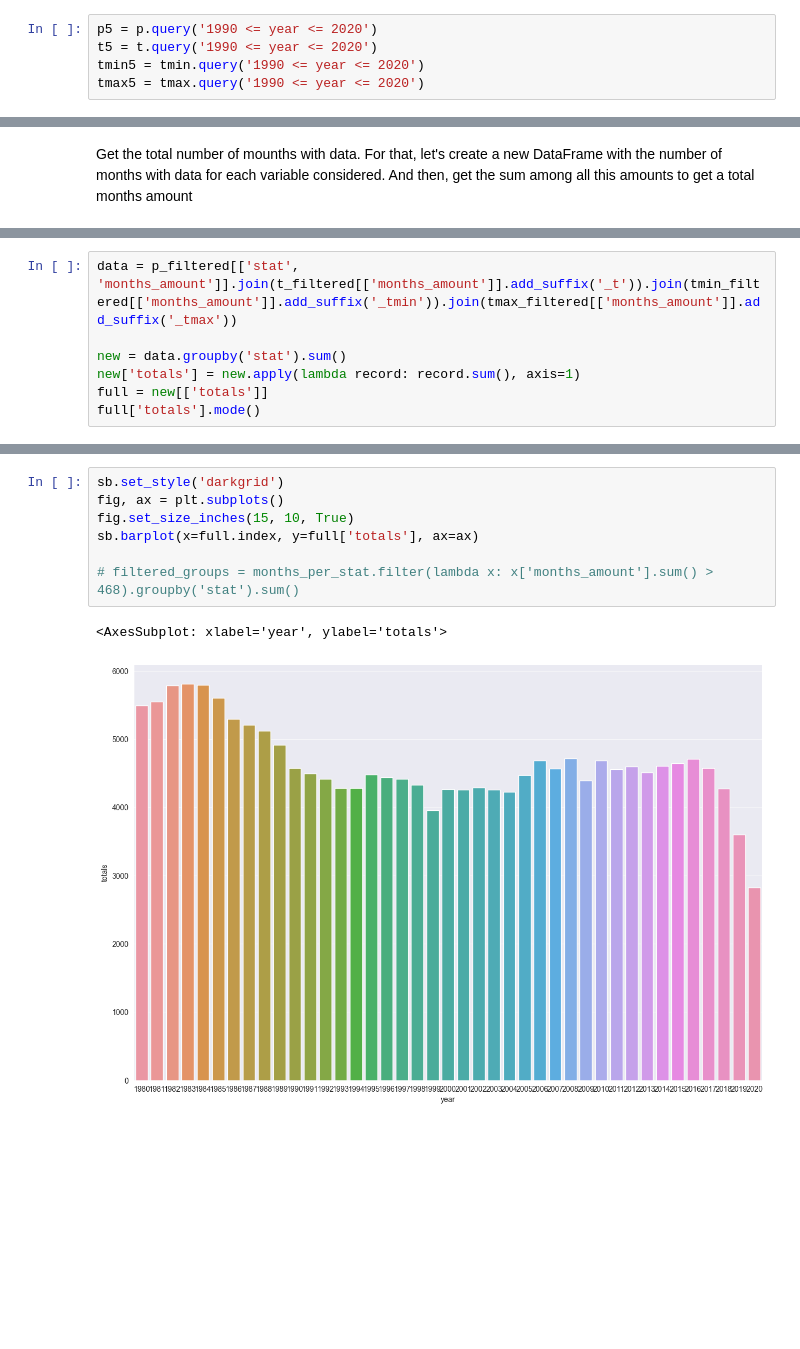
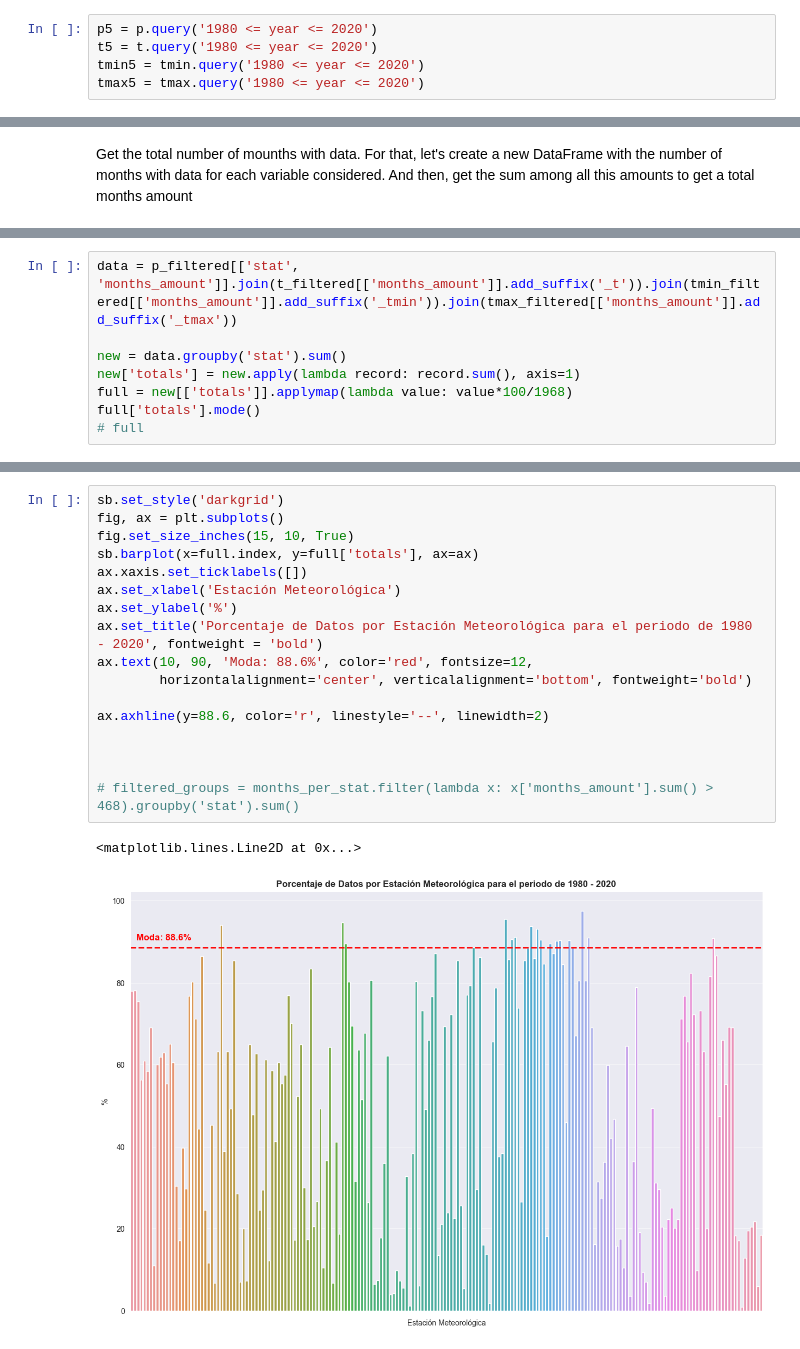
Before and after one commit to FranciscoRuiz04/NMS, a Jupyter notebook: analysis.ipynb, the cells around one changed output, grey strips where cells are left out. Drawn from its saved outputs; the diff is of its cells as text; blank space fills up the shorter version.

```diff
--- a/analysis.ipynb
+++ b/analysis.ipynb
@@ -111,10 +111,10 @@ tmax.months_amount = tmax.months_amount.astype('int')
 # %% [markdown]
 First of all, select records between 1980 and 2020 for each variable.
 # %%
-p5 = p.query('1990 <= year <= 2020')
-t5 = t.query('1990 <= year <= 2020')
-tmin5 = tmin.query('1990 <= year <= 2020')
-tmax5 = tmax.query('1990 <= year <= 2020')
+p5 = p.query('1980 <= year <= 2020')
+t5 = t.query('1980 <= year <= 2020')
+tmin5 = tmin.query('1980 <= year <= 2020')
+tmax5 = tmax.query('1980 <= year <= 2020')
 # %% [markdown]
 Select stations in common for all the varibles.
 # %%
@@ -161,6 +144,7 @@ data = p_filtered[['stat', 'months_amount']].join(t_filtered[['months_amount']].
 
 new = data.groupby('stat').sum()
 new['totals'] = new.apply(lambda record: record.sum(), axis=1)
-full = new[['totals']]
+full = new[['totals']].applymap(lambda value: value*100/1968)
 full['totals'].mode()
+# full
 # %% [output]
@@ -171,10 +173,20 @@ Name: totals, dtype: float64
 # %%
 sb.set_style('darkgrid')
 fig, ax = plt.subplots()
 fig.set_size_inches(15, 10, True)
 sb.barplot(x=full.index, y=full['totals'], ax=ax)
+ax.xaxis.set_ticklabels([])
+ax.set_xlabel('Estación Meteorológica')
+ax.set_ylabel('%')
+ax.set_title('Porcentaje de Datos por Estación Meteorológica para el periodo de 1980 - 2020', fontweight = 'bold')
+ax.text(10, 90, 'Moda: 88.6%', color='red', fontsize=12,
+        horizontalalignment='center', verticalalignment='bottom', fontweight='bold')
+
+ax.axhline(y=88.6, color='r', linestyle='--', linewidth=2)
+
+
 
 # filtered_groups = months_per_stat.filter(lambda x: x['months_amount'].sum() > 468).groupby('stat').sum()
 # %% [output]
-<AxesSubplot: xlabel='year', ylabel='totals'>
+<matplotlib.lines.Line2D at 0x...>
-[figure, old version]
+[figure, new version]
```
Also changed, not shown: parts of 5 cells of this notebook.
